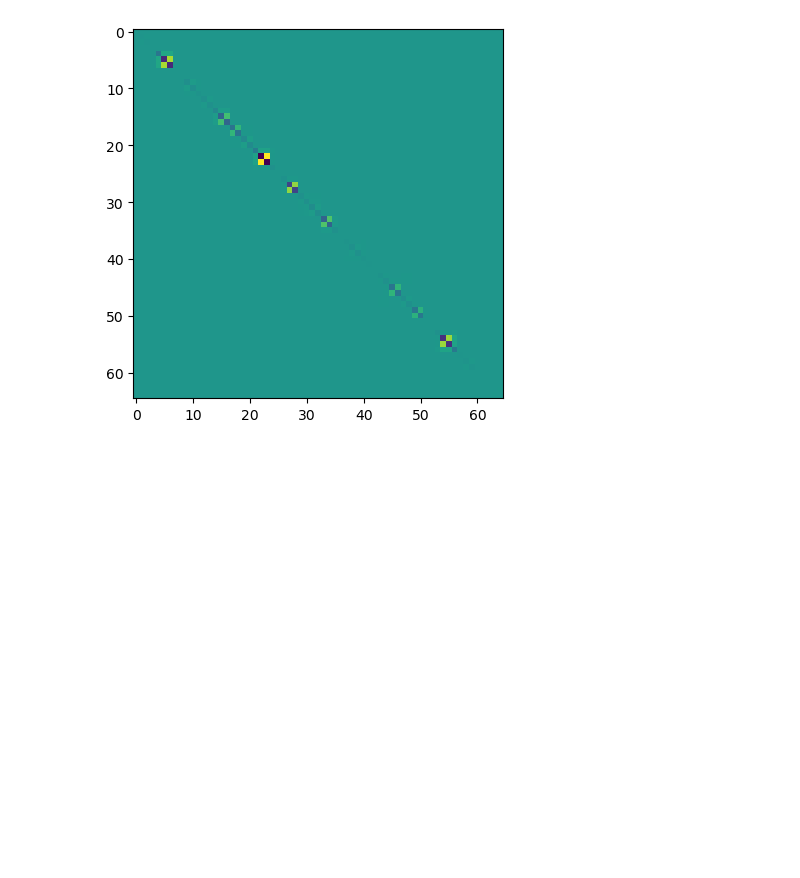
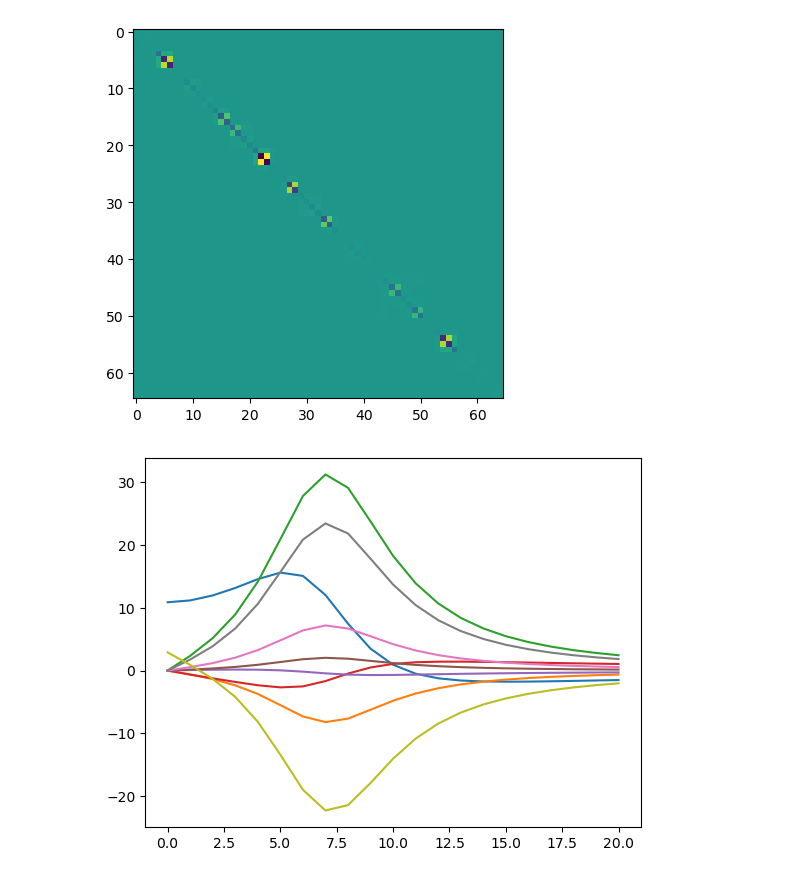
Before and after one commit to pchlenski/phylosig, a Jupyter notebook: 07_convex_combination.ipynb, the cells around one changed output. Cells and saved outputs as stored; diff of their text form; code cells hidden in the pictures; blank space fills up the shorter version.

```diff
--- a/07_convex_combination.ipynb
+++ b/07_convex_combination.ipynb
@@ -253,3 +273,40 @@ plt.imshow(C_lam_inv - C_lam_inv_convex)
 [figure]
 # %%
 # Does (1^T C_0^-1 1)(1^T C_0^-1 x) = mean(x)?
+# %%
+# 3x3 matrix case
+
+a, b, c, d, e, f, g, h, i = np.random.rand(9)
+# fig, axs = plt.subplots(7, 3, figsize=(6, 14))
+
+lam = 0
+vals = {}
+for x in range(3):
+    for y in range(3):
+        vals[(x,y)] = []
+
+for row in range(7):
+    for col in range(3):
+        det_C_lam = a * (e * i - lam**2 * f * h) - lam * b * (lam * d * i - lam**2 * f * g) + lam * c * (lam * d * h - e * lam * g)
+
+        adjugate_C_lam = np.array([
+            [(e * i - lam**2 * f * h), (lam * c * h - lam * b * i), (lam * b * f - lam * c * e)],
+            [(lam**2 * f * g - lam * d * i), (lam * a * i - lam**2 * c * g), (lam * c * d - lam * a * f)],
+            [(lam * d * h - e * lam * g), (lam * b * g - lam * a * h), (a * e - lam * b * d)]
+        ])
+
+        C_lam_inv = adjugate_C_lam / det_C_lam
+
+        # axs[row, col].matshow(C_lam_inv)
+
+        lam += .05
+
+        for x in range(3):
+            for y in range(3):
+                vals[(x,y)].append(C_lam_inv[x, y])
+
+for x in range(3):
+    for y in range(3):
+        plt.plot(vals[(x,y)], label=(x,y))
+# %% [output]
+[figure, added]
```
Also changed, not shown: parts of 9 cells of this notebook, 4 other files.
